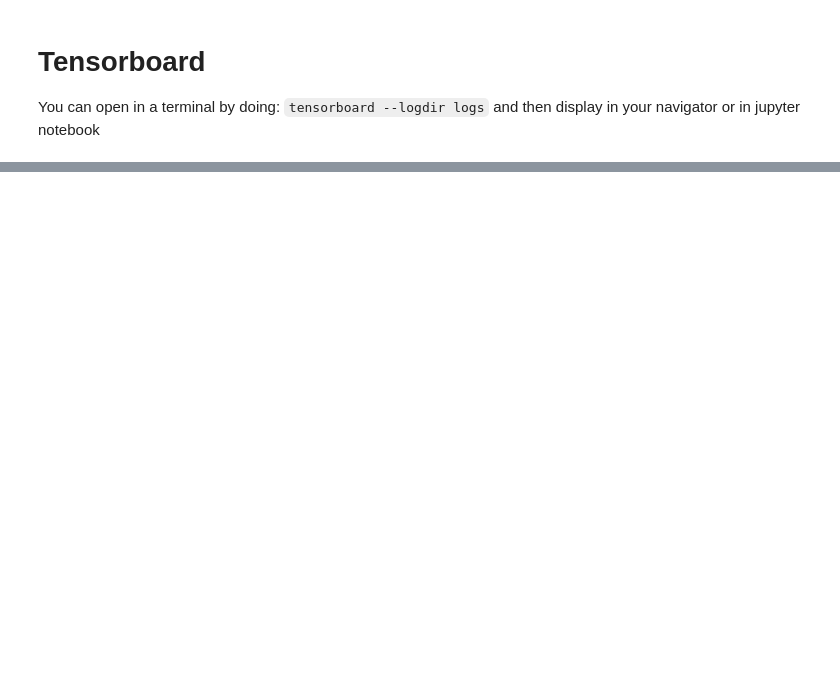
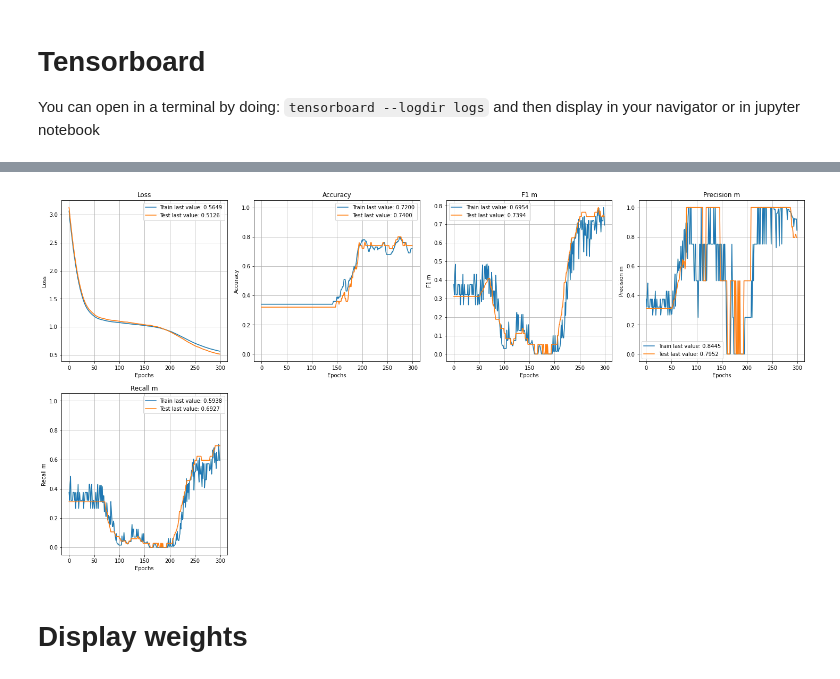
Before and after one commit to vrdelc/intro_keras, a Jupyter notebook: iris_dataset_classification.ipynb, the cells around one changed output, grey strips where cells are left out. Drawn from its saved outputs; the diff is of its cells as text; code cells hidden in the pictures; blank space fills up the shorter version.

```diff
--- a/iris_dataset_classification.ipynb
+++ b/iris_dataset_classification.ipynb
@@ -156,11 +162,11 @@ model_metrics = Sequential()
 model_metrics.add(Dense(8, input_dim=4, activation='relu'))
 model_metrics.add(Dense(3, activation='softmax'))
 # Compile model
-model_metrics.compile(loss='categorical_crossentropy', optimizer='rmsprop', metrics=['accuracy',f1_m,precision_m, recall_m])
+model_metrics.compile(loss='categorical_crossentropy', optimizer='adam', metrics=['accuracy',f1_m,precision_m, recall_m])
 # Save logs and tensorboard
 logdir_metrics = os.path.join("logs", "iris_metrics")
 tensorboard_callback_metrics = tf.keras.callbacks.TensorBoard(logdir_metrics, histogram_freq=1)
 # Train model
-model_metrics.fit(x=X_train, y=y_train, epochs=300, validation_data=(X_test, y_test), callbacks=[tensorboard_callback_metrics])
+history_metrics = model_metrics.fit(x=X_train, y=y_train, epochs=300, validation_data=(X_test, y_test), callbacks=[tensorboard_callback_metrics])
 # %% [output]
 Epoch 1/300
@@ -196,0 +207,7 @@ Selecting TensorBoard with logdir logs (started 3 days, 2:51:22 ago; port 6006,
+# %%
+plot_history(history_metrics)
+plt.show()
+# %% [output]
+[figure, added]
+# %% [markdown]
+# Display weights
```
Also changed, not shown: parts of 14 cells of this notebook, 57 other files.
